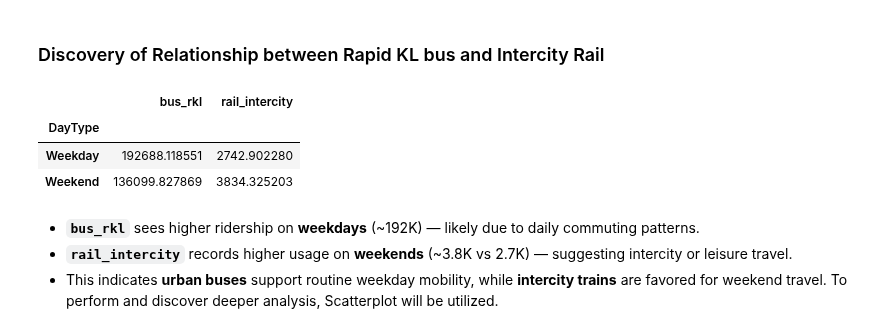
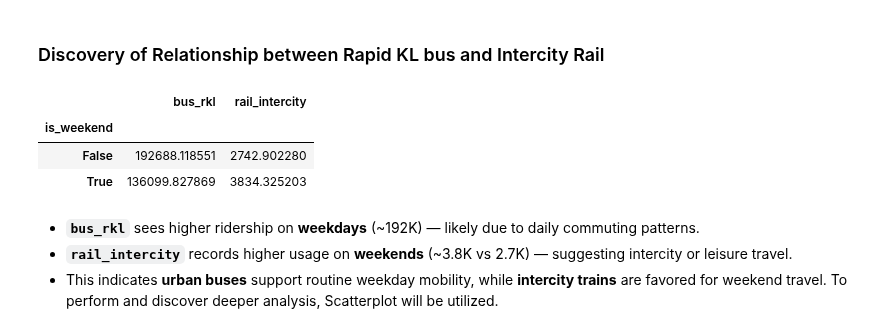
Before and after one commit to weiiilunnnn/Malaysia-Public-Transport-Analysis, a Jupyter notebook: notebooks/02_data_transformation_and_feature_engineering.ipynb, the cells around one changed output. Drawn from its saved outputs; the diff is of its cells as text; code cells hidden in the pictures.

```diff
--- a/notebooks/02_data_transformation_and_feature_engineering.ipynb
+++ b/notebooks/02_data_transformation_and_feature_engineering.ipynb
@@ -214,15 +214,13 @@ As shown in the previous plot, Urban Rail accounts for the majority of ridership
 # %% [markdown]
 ### Discovery of Relationship between Rapid KL bus and Intercity Rail
 # %%
-df['DayType'] = df['is_weekend'].map({True: 'Weekend', False: 'Weekday'})
-
 # Compare average usage
-df.groupby('DayType')[['bus_rkl', 'rail_intercity']].mean()
+df.groupby('is_weekend')[['bus_rkl', 'rail_intercity']].mean()
 # %% [output]
 |  | bus_rkl | rail_intercity |
-| DayType |  |  |
-| Weekday | 192688.118551 | 2742.902280 |
-| Weekend | 136099.827869 | 3834.325203 |
+| is_weekend |  |  |
+| False | 192688.118551 | 2742.902280 |
+| True | 136099.827869 | 3834.325203 |
 # %% [markdown]
 - **`bus_rkl`** sees higher ridership on **weekdays** (~192K) — likely due to daily commuting patterns.
 - **`rail_intercity`** records higher usage on **weekends** (~3.8K vs 2.7K) — suggesting intercity or leisure travel.
```
Also changed, not shown: parts of 3 cells of this notebook, 3 other files.
